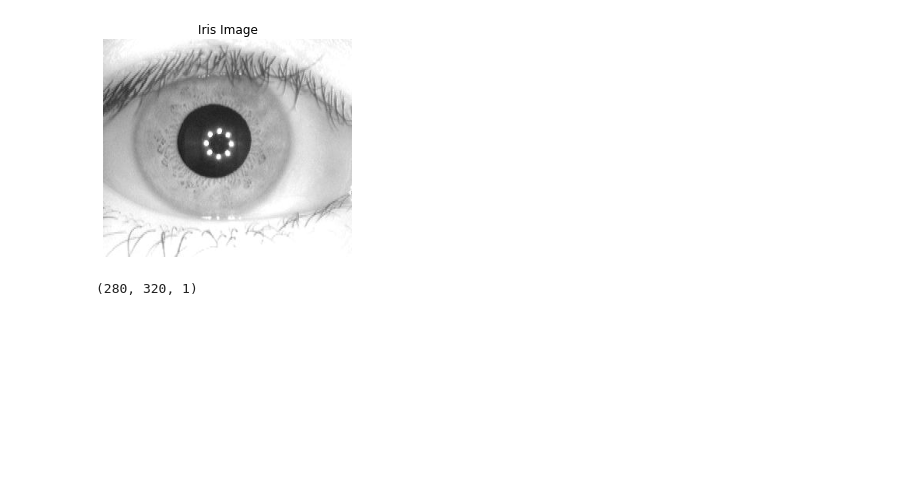
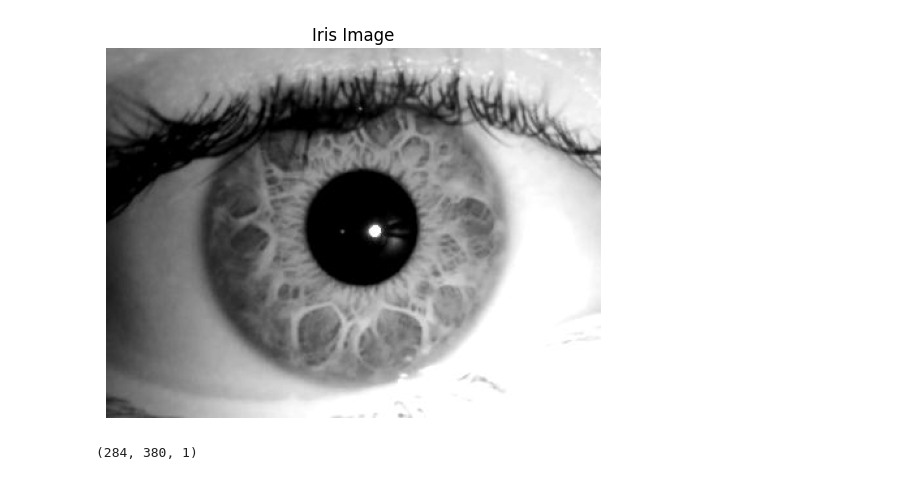
Before and after one commit to dpbenalcazar/ArtificialDilation, a Jupyter notebook: Python/Design v1.ipynb, the cells around one changed output. Saved outputs shown, nothing was run; the diff lists cells and outputs as text; code cells hidden in the pictures; blank space fills up the shorter version.

Commit message:
Updated NIR images

```diff
--- a/Python/Design v1.ipynb
+++ b/Python/Design v1.ipynb
@@ -12,14 +12,14 @@ iris_xyr = [139.8951148, 128.5943539, 102.2821126]
 dil = 0.55
 # %%
 # Open input image
-im1 = Image.open('../samples/S1028R02.png')
+im1 = Image.open('../samples/NIR_1.png')
 
 plt.imshow(im1, cmap='gray')
 plt.title('Iris Image')
 plt.axis('off')
 plt.show()
 # %% [output]
-[figure, old version]
+[figure, new version]
 # %%
 # Get input shape
 im1 = np.array(im1)
@@ -30,7 +30,7 @@ N, M, chanels = im1.shape
 
 im1.shape
 # %% [output]
-(280, 320, 1)
+(284, 380, 1)
 # %%
 # Get color of central pixel
 if chanels == 3:
```
Also changed, not shown: parts of 6 cells of this notebook, 7 other files.
